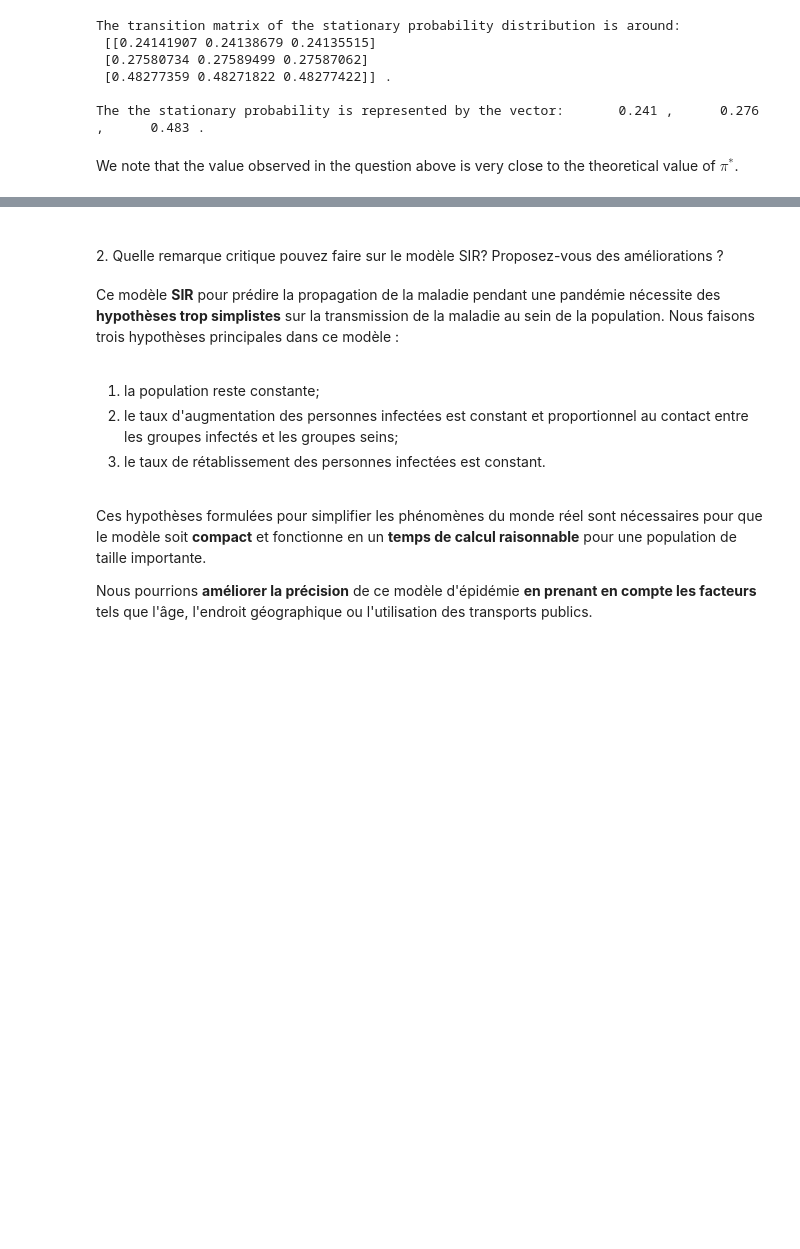
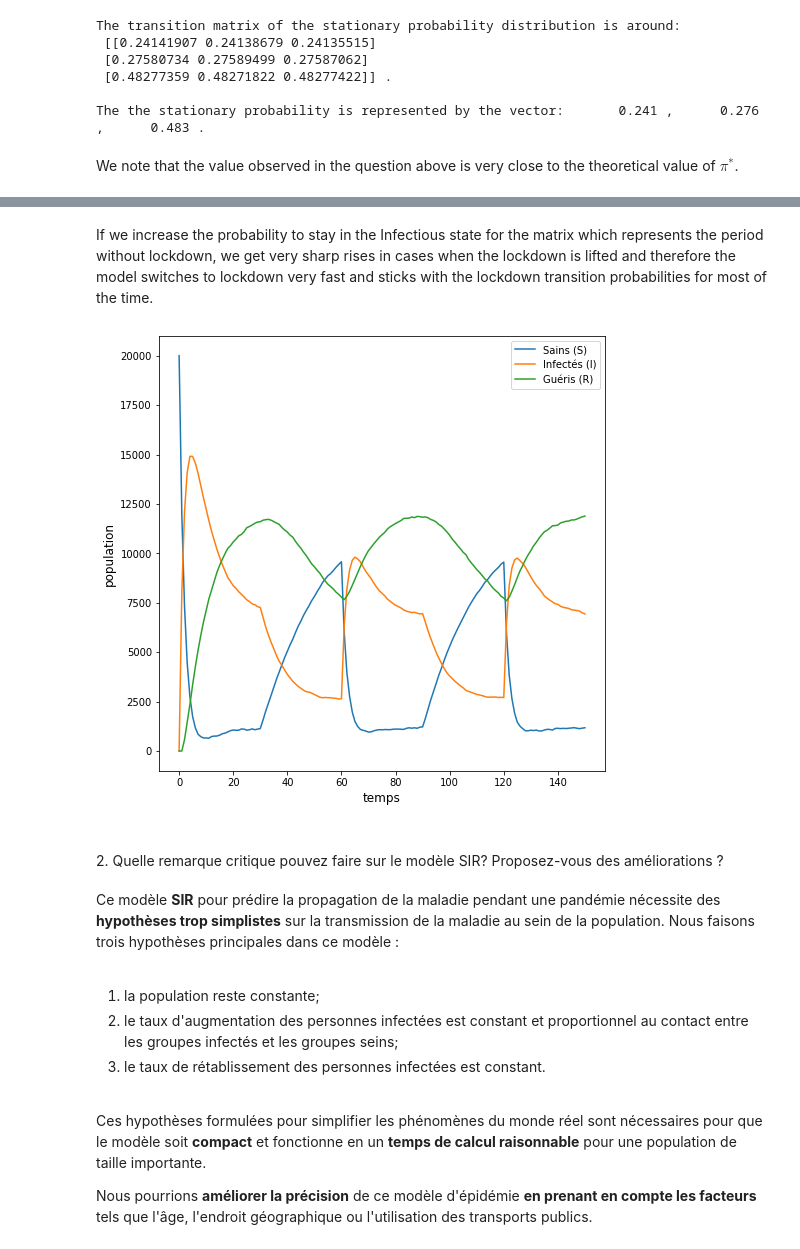
Before and after one commit to petrulii/pandemic-propagation, a Jupyter notebook: projet3_Teo_Ieva.ipynb, the cells around one changed output, grey strips where cells are left out. Cells and saved outputs as stored; diff of their text form; code cells hidden in the pictures; blank space fills up the shorter version.

```diff
--- a/projet3_Teo_Ieva.ipynb
+++ b/projet3_Teo_Ieva.ipynb
@@ -332,3 +353,25 @@ What do we observe if we increase the probability to stay in the Infectious stat
+# %% [markdown]
+If we increase the probability to stay in the Infectious state for the matrix which represents the period without lockdown, we get very sharp rises in cases when the lockdown is lifted and therefore the model switches to lockdown very fast and sticks with the lockdown transition probabilities for most of the time.
+# %%
+# transition matrix A1 and A2 of size 3x3
+A1 = np.array([ [0.60,  0,      0.04],
+                [0.40,  0.93,   0],
+                [0,     0.07,   0.96]])
+
+A2 = np.array([ [0.98,  0,      0.04],
+                [0.02,  0.93,   0],
+                [0,     0.07,   0.96]])
+
+# v0 is a vector which represents the initial probability distribution where all individuals are healthy at t=0
+v0 = np.array([1, 0, 0])
+v0_sum = np.cumsum(v0)
+
+# creates a chain of 100 states for every individual in a population of 20000
+a = np.array([tirage_aleatoire_alterne(150, 30, A1, A2, v0_sum) for _ in range(20000)])
+
+count = plot_population(a)
+# %% [output]
+[figure, added]
 # %% [markdown]
 <br/>
 2. Quelle remarque critique pouvez faire sur le modèle SIR? Proposez-vous des améliorations ? <br/>
```
Also changed, not shown: parts of 18 cells of this notebook.
